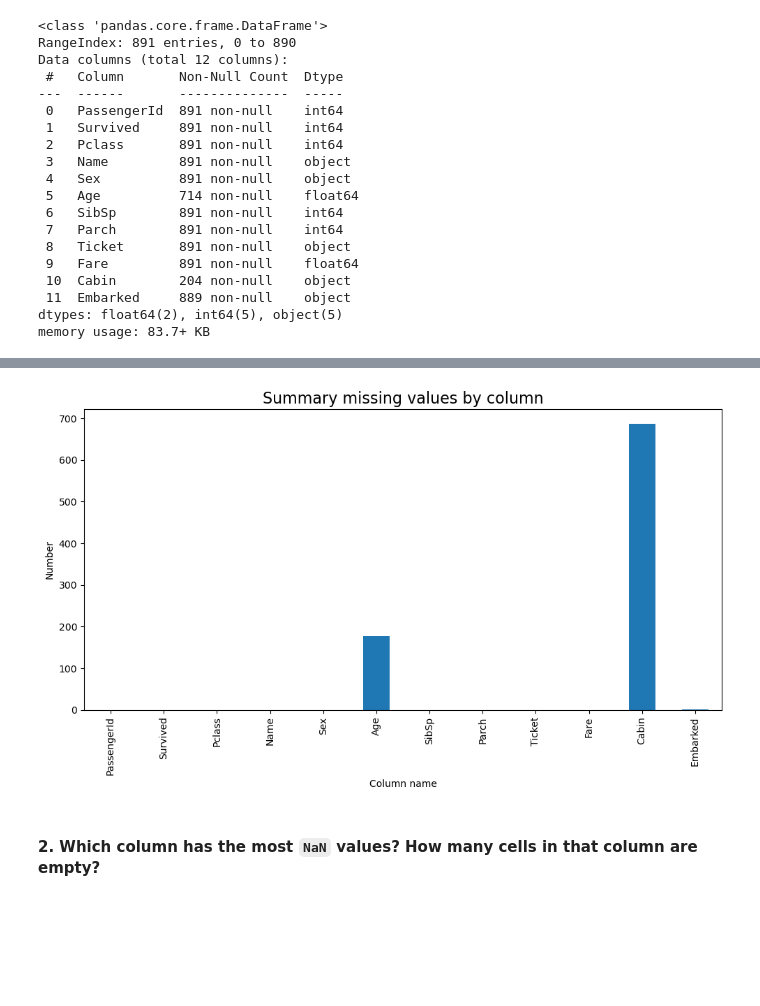
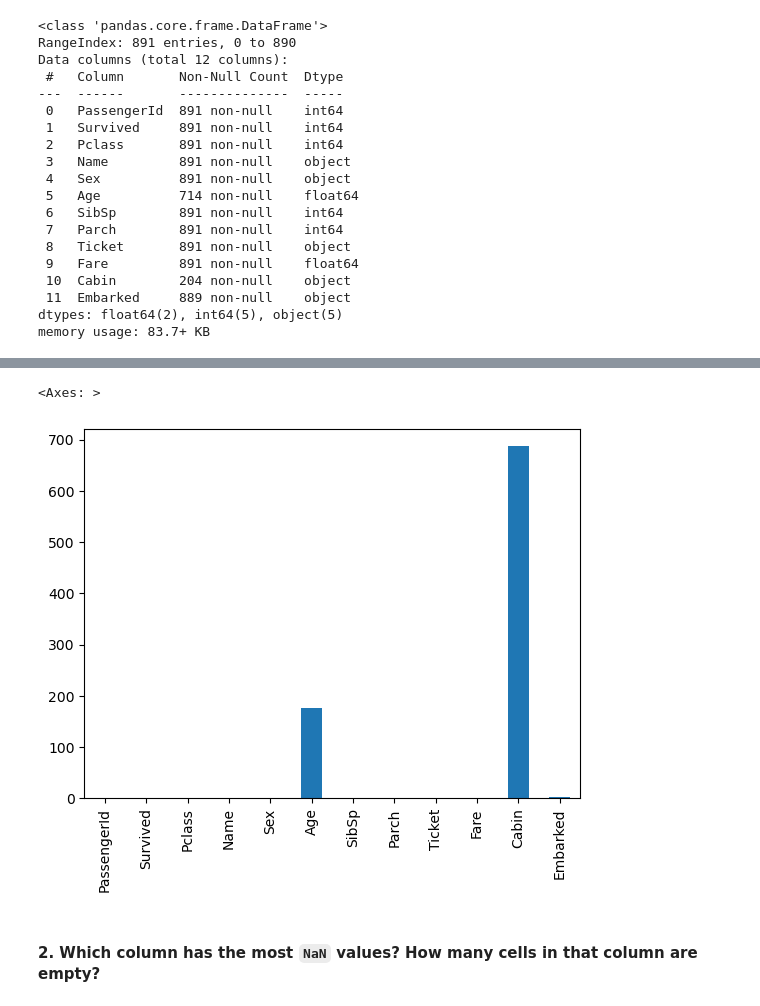
Before and after one commit to keljinda/titanic_lab, a Jupyter notebook: titanic.ipynb, the cells around one changed output, grey strips where cells are left out. Drawn from its saved outputs; the diff is of its cells as text; code cells hidden in the pictures; blank space fills up the shorter version.

```diff
--- a/titanic.ipynb
+++ b/titanic.ipynb
@@ -83,18 +83,11 @@ train.head(5)
 | 2 | 3 | 1 | 3 | Heikkinen, Miss. Laina | female | 26.0 | 0 | 0 | STON/O2. 3101282 | 7.9250 | ... |
 | 3 | 4 | 1 | 1 | Futrelle, Mrs. Jacques Heath (Lil... | female | 35.0 | 1 | 0 | 113803 | 53.1000 | ... |
 | 4 | 5 | 0 | 3 | Allen, Mr. William Henry | male | 35.0 | 0 | 0 | 373450 | 8.0500 | ... |
-# %%
-missing_values = train.isnull().sum()
-
-plt.figure(figsize=(10,6))
-missing_values.plot(kind='bar')
-plt.title('Summary missing values by column', fontsize=16)
-plt.xlabel('Column name')
-plt.ylabel('Number')
-plt.tight_layout()
-plt.show();
-# %% [output]
-[figure, removed]
+# %%
+train.isnull().sum().plot(kind='bar')
+# %% [output]
+<Axes: >
+[figure, added]
 # %% [markdown]
 ####  2. Which column has the most `NaN` values? How many cells in that column are empty?
 # %%
```
Also changed, not shown: parts of 45 cells of this notebook.
